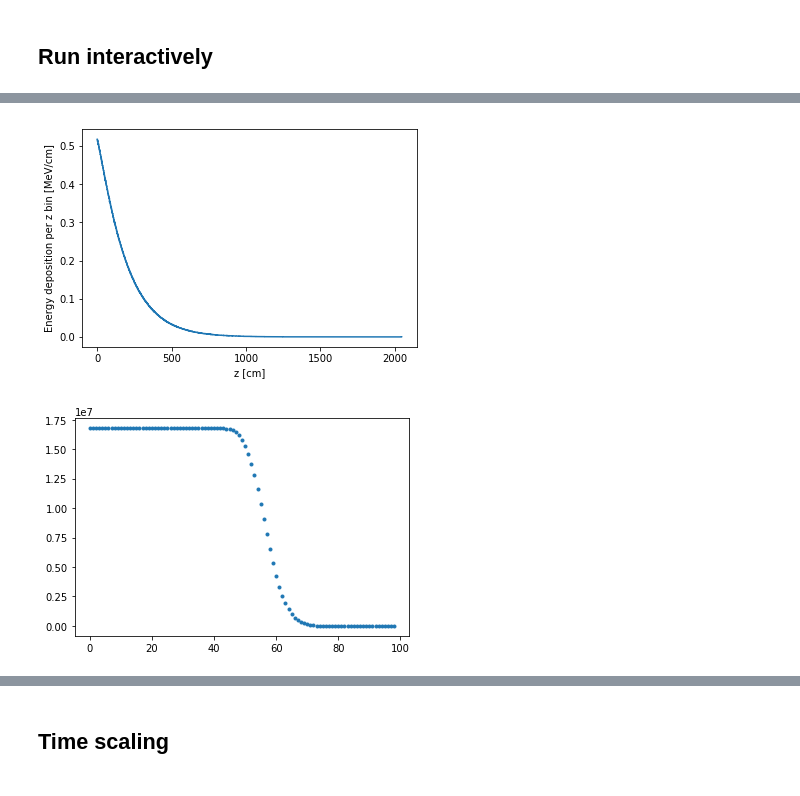
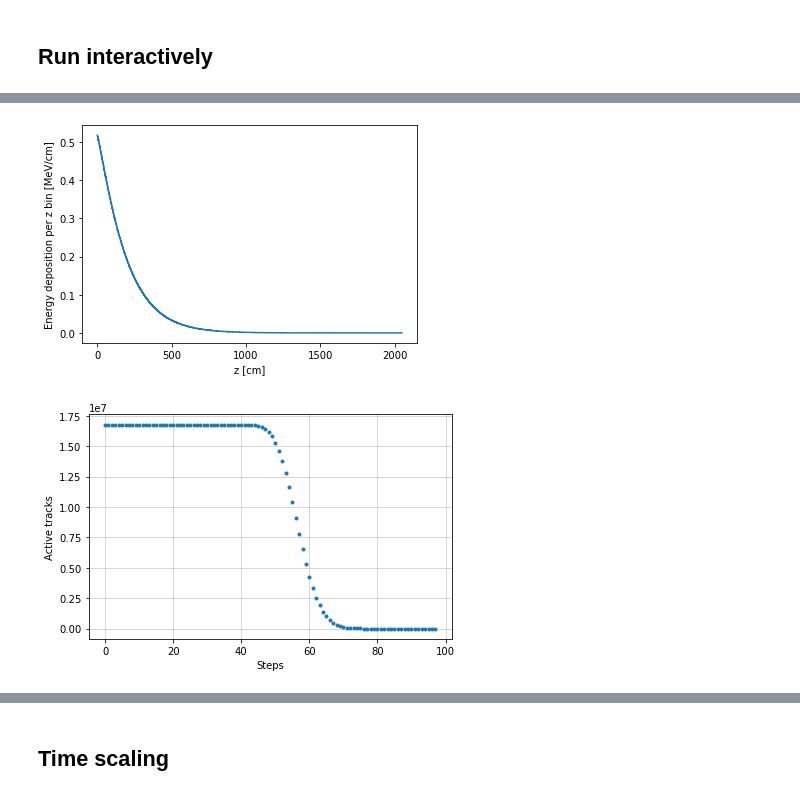
Before and after one commit to celeritas-project/benchmarks, a Jupyter notebook: klein-nishina/celeritas-results/interactor.ipynb, the cells around one changed output, grey strips where cells are left out. Cells and saved outputs as stored; diff of their text form; code cells hidden in the pictures.

```diff
--- a/klein-nishina/celeritas-results/interactor.ipynb
+++ b/klein-nishina/celeritas-results/interactor.ipynb
@@ -90,18 +95,22 @@ np.savetxt(f"edep-{initial_energy:.0f}MeV-{tally['delta']}cm.txt", edep)
 # %%
-edep_per_dist = edep / tally['delta']
 (fig, ax) = plt.subplots()
 ax.plot(grid[:-1], edep_per_dist, drawstyle='steps-post')
 ax.set_xlabel('z [cm]')
 ax.set_ylabel('Energy deposition per z bin [MeV/cm]');
 fig.savefig(f"edep-{initial_energy:.0f}MeV.png", dpi=300)
 # %% [output]
-[figure, old version]
+[figure, new version]
-# %%
-alive = np.array(results['result']['alive'])
-time = np.array(results['result']['time'])
-plt.plot(alive, '.');
-# %% [output]
-[figure, removed]
+# %%
+(fig, ax) = plt.subplots()
+ax.plot(alive[:-1], '.')
+ax.set_xlabel('Steps')
+ax.set_ylabel('Active tracks')
+ax.grid(linewidth=.5)
+ax.set_axisbelow(True)
+fig.tight_layout()
+fig.savefig('active-tracks.pdf')
+# %% [output]
+[figure, added]
 # %%
 plt.plot(np.diff(-alive/alive[0]), '.')
 plt.ylabel('Deaths per step');
```
Also changed, not shown: parts of 25 cells of this notebook, 9 other files.
